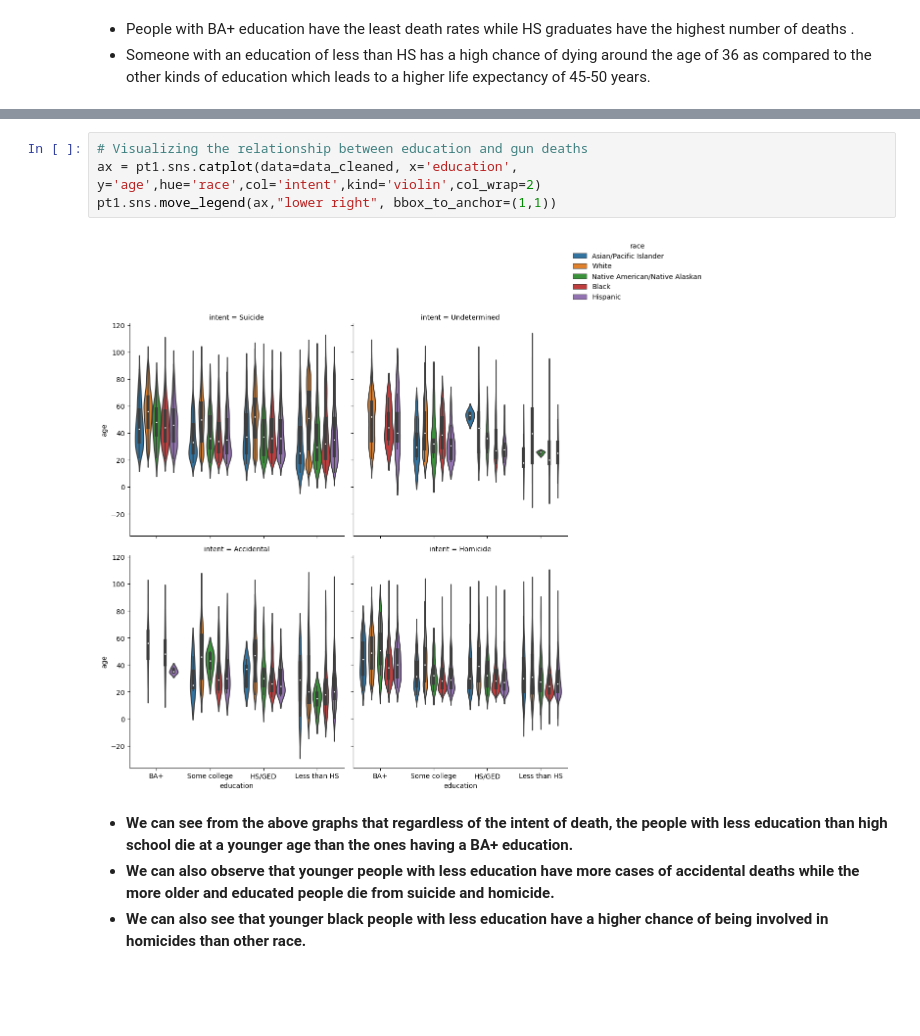
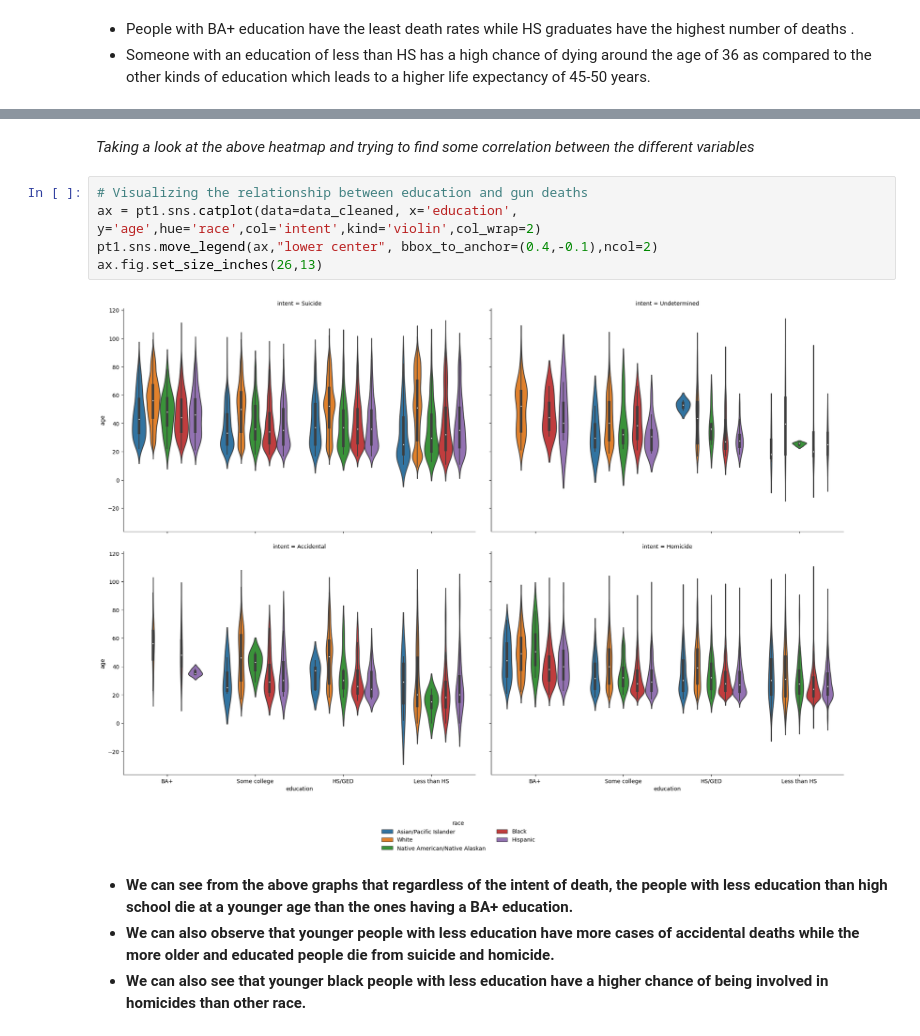
Before and after one commit to ubco-W2022T2-data301/project-group09, a Jupyter notebook: analysis/analysis1.ipynb, the cells around one changed output, grey strips where cells are left out. Cells and saved outputs as stored; diff of their text form; blank space fills up the shorter version.

```diff
--- a/analysis/analysis1.ipynb
+++ b/analysis/analysis1.ipynb
@@ -78,9 +84,12 @@ pt1.stats(data_cleaned)
+# %% [markdown]
+*Taking a look at the above heatmap and trying to find some correlation between the different variables*
 # %%
 # Visualizing the relationship between education and gun deaths
 ax = pt1.sns.catplot(data=data_cleaned, x='education', y='age',hue='race',col='intent',kind='violin',col_wrap=2)
-pt1.sns.move_legend(ax,"lower right", bbox_to_anchor=(1,1))
+pt1.sns.move_legend(ax,"lower center", bbox_to_anchor=(0.4,-0.1),ncol=2)
+ax.fig.set_size_inches(26,13)
 # %% [output]
-[figure, old version]
+[figure, new version]
 # %% [markdown]
 - **We can see from the above graphs that regardless of the intent of death, the people with less education than high school die at a younger age than the ones having a BA+ education.**
 - **We can also observe that younger people with less education have more cases of accidental deaths while the more older and educated people die from suicide and homicide.**
```
Also changed, not shown: parts of 9 cells of this notebook, 1 other file.
